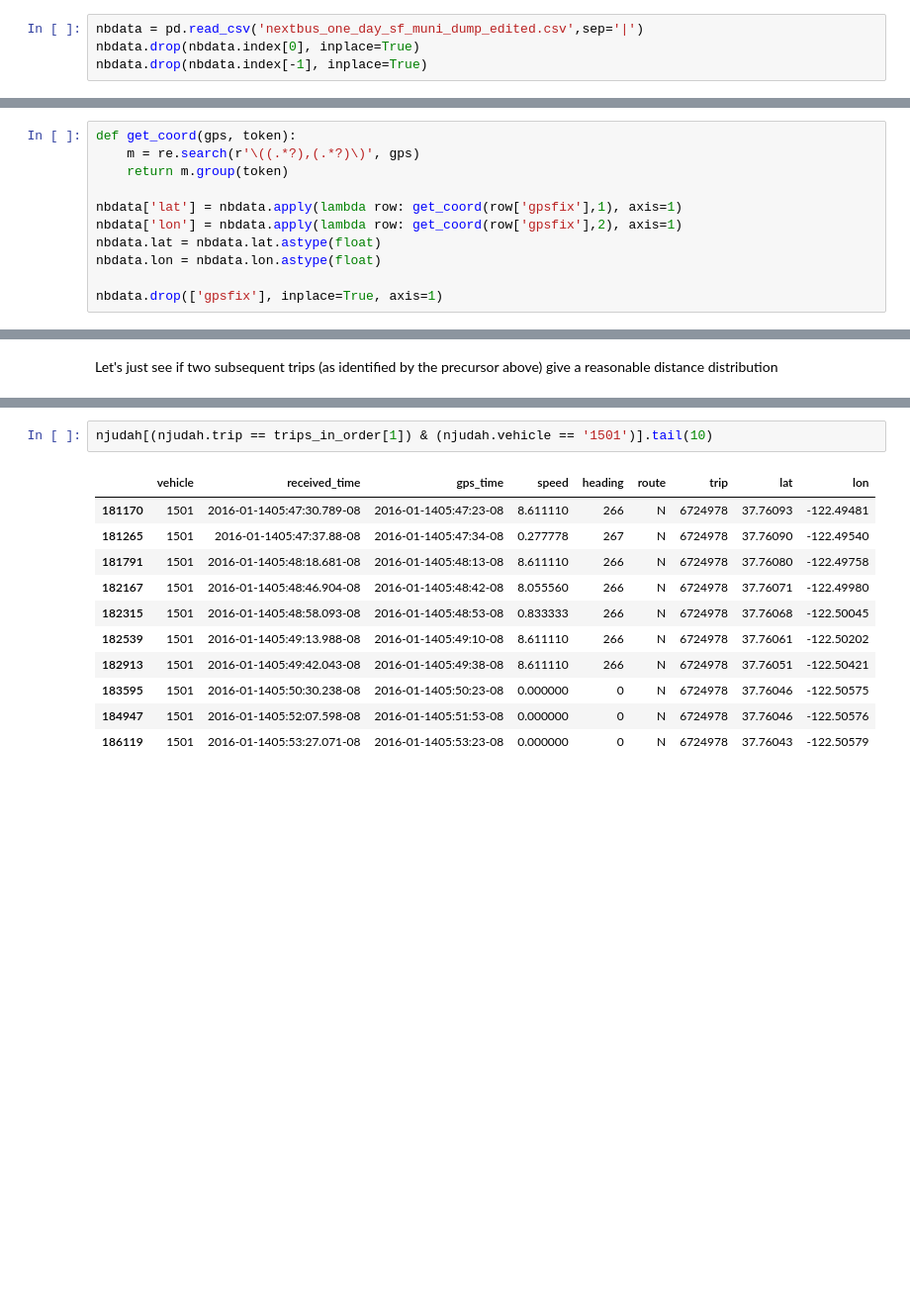
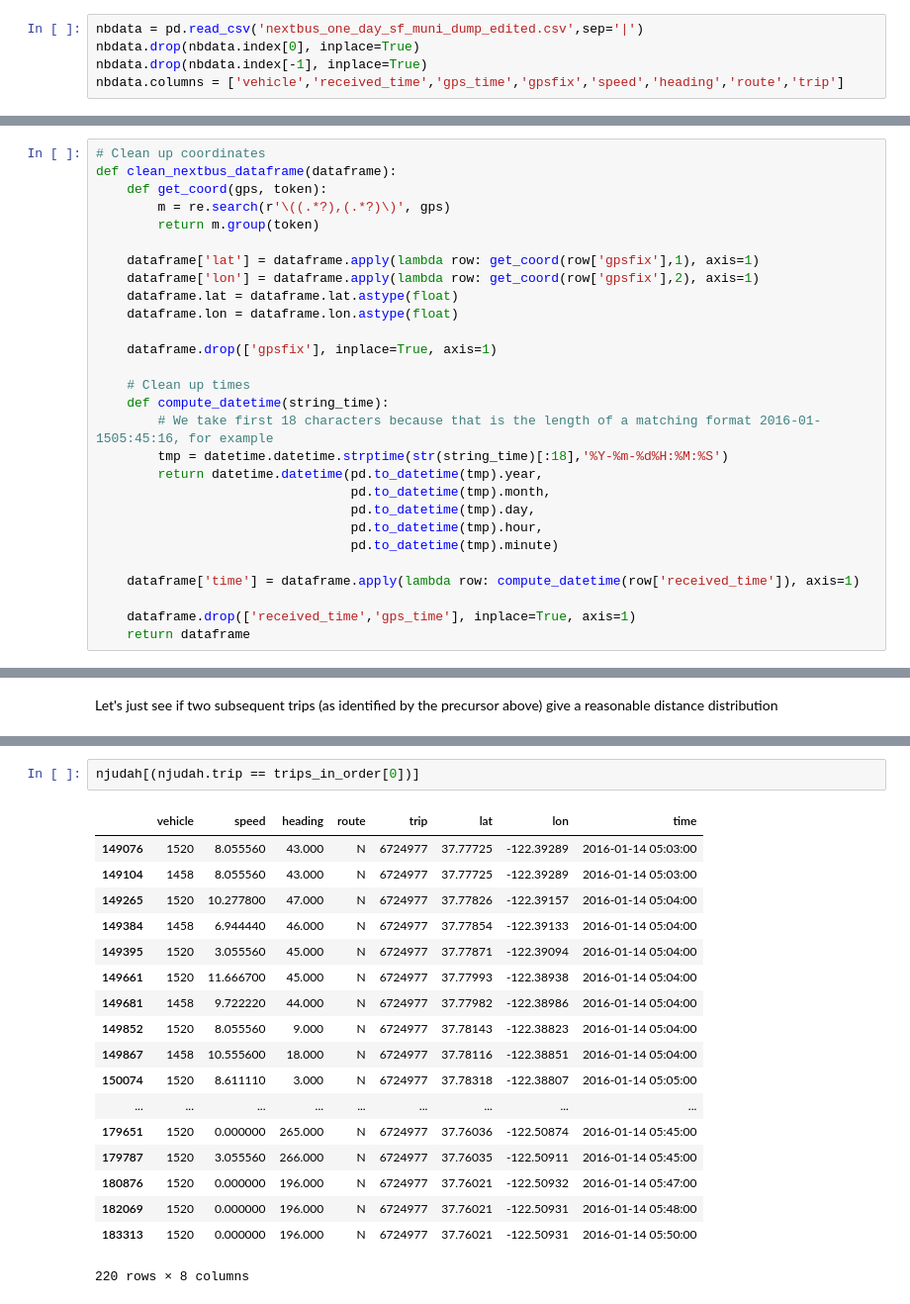
Before and after one commit to riemannzetagambit/busUnBunchr, a Jupyter notebook: NextBus data.ipynb, the cells around one changed output, grey strips where cells are left out. Shown: that part at 99% size. Saved outputs shown, nothing was run; the diff lists cells and outputs as text; blank space fills up the shorter version.

```diff
--- a/NextBus data.ipynb
+++ b/NextBus data.ipynb
@@ -181,4 +173,5 @@ Now read in cleaned-up file into a dataframe, and drop the first row (which is s
 nbdata = pd.read_csv('nextbus_one_day_sf_muni_dump_edited.csv',sep='|')
 nbdata.drop(nbdata.index[0], inplace=True)
 nbdata.drop(nbdata.index[-1], inplace=True)
+nbdata.columns = ['vehicle','received_time','gps_time','gpsfix','speed','heading','route','trip']
 # %% [markdown]
@@ -186,11 +179,28 @@ Next we redefine the lat, lon coordinates into separate columns, and drop the ol
 # %%
-def get_coord(gps, token):
-    m = re.search(r'\((.*?),(.*?)\)', gps)
-    return m.group(token)
+# Clean up coordinates
+def clean_nextbus_dataframe(dataframe):
+    def get_coord(gps, token):
+        m = re.search(r'\((.*?),(.*?)\)', gps)
+        return m.group(token)
 
-nbdata['lat'] = nbdata.apply(lambda row: get_coord(row['gpsfix'],1), axis=1)
-nbdata['lon'] = nbdata.apply(lambda row: get_coord(row['gpsfix'],2), axis=1)
-nbdata.lat = nbdata.lat.astype(float)
-nbdata.lon = nbdata.lon.astype(float)
+    dataframe['lat'] = dataframe.apply(lambda row: get_coord(row['gpsfix'],1), axis=1)
+    dataframe['lon'] = dataframe.apply(lambda row: get_coord(row['gpsfix'],2), axis=1)
+    dataframe.lat = dataframe.lat.astype(float)
+    dataframe.lon = dataframe.lon.astype(float)
 
-nbdata.drop(['gpsfix'], inplace=True, axis=1)
+    dataframe.drop(['gpsfix'], inplace=True, axis=1)
+
+    # Clean up times
+    def compute_datetime(string_time):
+        # We take first 18 characters because that is the length of a matching format 2016-01-1505:45:16, for example
+        tmp = datetime.datetime.strptime(str(string_time)[:18],'%Y-%m-%d%H:%M:%S')
+        return datetime.datetime(pd.to_datetime(tmp).year,
+                                 pd.to_datetime(tmp).month,
+                                 pd.to_datetime(tmp).day,
+                                 pd.to_datetime(tmp).hour,
+                                 pd.to_datetime(tmp).minute)
+
+    dataframe['time'] = dataframe.apply(lambda row: compute_datetime(row['received_time']), axis=1)
+
+    dataframe.drop(['received_time','gps_time'], inplace=True, axis=1)
+    return dataframe
@@ -230,14 +252,21 @@ njudah[(njudah.trip == trips_in_order[0]) & (njudah.vehicle == '1520')].tail(10)
 # %%
-njudah[(njudah.trip == trips_in_order[1]) & (njudah.vehicle == '1501')].tail(10)
+njudah[(njudah.trip == trips_in_order[0])]
 # %% [output]
-|  | vehicle | received_time | gps_time | speed | heading | route | trip | lat | lon |
-| 181170 | 1501 | 2016-01-1405:47:30.789-08 | 2016-01-1405:47:23-08 | 8.611110 | 266 | N | 6724978 | 37.76093 | -122.49481 |
-| 181265 | 1501 | 2016-01-1405:47:37.88-08 | 2016-01-1405:47:34-08 | 0.277778 | 267 | N | 6724978 | 37.76090 | -122.49540 |
-| 181791 | 1501 | 2016-01-1405:48:18.681-08 | 2016-01-1405:48:13-08 | 8.611110 | 266 | N | 6724978 | 37.76080 | -122.49758 |
-| 182167 | 1501 | 2016-01-1405:48:46.904-08 | 2016-01-1405:48:42-08 | 8.055560 | 266 | N | 6724978 | 37.76071 | -122.49980 |
-| 182315 | 1501 | 2016-01-1405:48:58.093-08 | 2016-01-1405:48:53-08 | 0.833333 | 266 | N | 6724978 | 37.76068 | -122.50045 |
-| 182539 | 1501 | 2016-01-1405:49:13.988-08 | 2016-01-1405:49:10-08 | 8.611110 | 266 | N | 6724978 | 37.76061 | -122.50202 |
-| 182913 | 1501 | 2016-01-1405:49:42.043-08 | 2016-01-1405:49:38-08 | 8.611110 | 266 | N | 6724978 | 37.76051 | -122.50421 |
-| 183595 | 1501 | 2016-01-1405:50:30.238-08 | 2016-01-1405:50:23-08 | 0.000000 | 0 | N | 6724978 | 37.76046 | -122.50575 |
-| 184947 | 1501 | 2016-01-1405:52:07.598-08 | 2016-01-1405:51:53-08 | 0.000000 | 0 | N | 6724978 | 37.76046 | -122.50576 |
-| 186119 | 1501 | 2016-01-1405:53:27.071-08 | 2016-01-1405:53:23-08 | 0.000000 | 0 | N | 6724978 | 37.76043 | -122.50579 |
+|  | vehicle | speed | heading | route | trip | lat | lon | time |
+| 149076 | 1520 | 8.055560 | 43.000 | N | 6724977 | 37.77725 | -122.39289 | 2016-01-14 05:03:00 |
+| 149104 | 1458 | 8.055560 | 43.000 | N | 6724977 | 37.77725 | -122.39289 | 2016-01-14 05:03:00 |
+| 149265 | 1520 | 10.277800 | 47.000 | N | 6724977 | 37.77826 | -122.39157 | 2016-01-14 05:04:00 |
+| 149384 | 1458 | 6.944440 | 46.000 | N | 6724977 | 37.77854 | -122.39133 | 2016-01-14 05:04:00 |
+| 149395 | 1520 | 3.055560 | 45.000 | N | 6724977 | 37.77871 | -122.39094 | 2016-01-14 05:04:00 |
+| 149661 | 1520 | 11.666700 | 45.000 | N | 6724977 | 37.77993 | -122.38938 | 2016-01-14 05:04:00 |
+| 149681 | 1458 | 9.722220 | 44.000 | N | 6724977 | 37.77982 | -122.38986 | 2016-01-14 05:04:00 |
+| 149852 | 1520 | 8.055560 | 9.000 | N | 6724977 | 37.78143 | -122.38823 | 2016-01-14 05:04:00 |
+| 149867 | 1458 | 10.555600 | 18.000 | N | 6724977 | 37.78116 | -122.38851 | 2016-01-14 05:04:00 |
+| 150074 | 1520 | 8.611110 | 3.000 | N | 6724977 | 37.78318 | -122.38807 | 2016-01-14 05:05:00 |
+| ... | ... | ... | ... | ... | ... | ... | ... | ... |
+| 179651 | 1520 | 0.000000 | 265.000 | N | 6724977 | 37.76036 | -122.50874 | 2016-01-14 05:45:00 |
+| 179787 | 1520 | 3.055560 | 266.000 | N | 6724977 | 37.76035 | -122.50911 | 2016-01-14 05:45:00 |
+| 180876 | 1520 | 0.000000 | 196.000 | N | 6724977 | 37.76021 | -122.50932 | 2016-01-14 05:47:00 |
+| 182069 | 1520 | 0.000000 | 196.000 | N | 6724977 | 37.76021 | -122.50931 | 2016-01-14 05:48:00 |
+| 183313 | 1520 | 0.000000 | 196.000 | N | 6724977 | 37.76021 | -122.50931 | 2016-01-14 05:50:00 |
+220 rows × 8 columns
```
Also changed, not shown: parts of 29 cells of this notebook.
